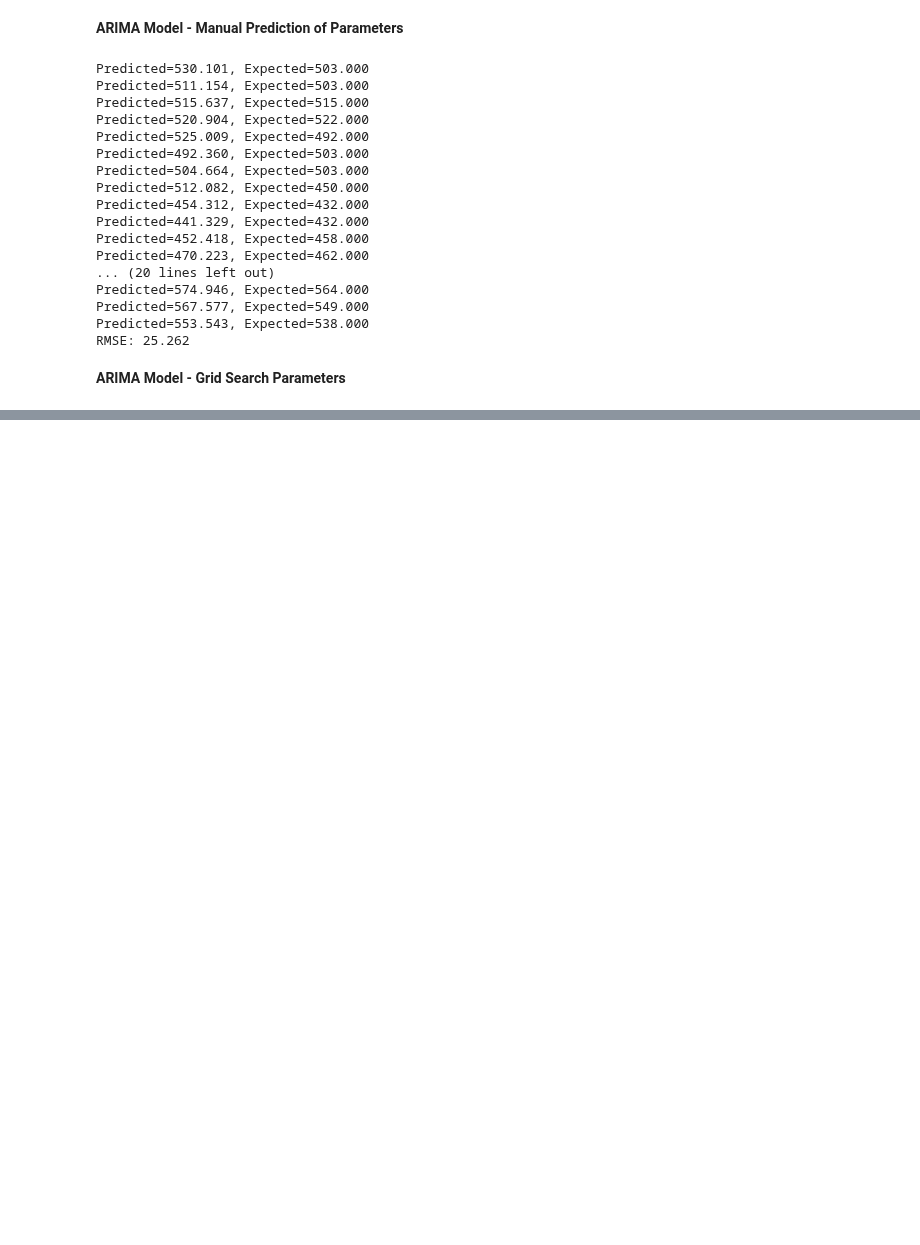
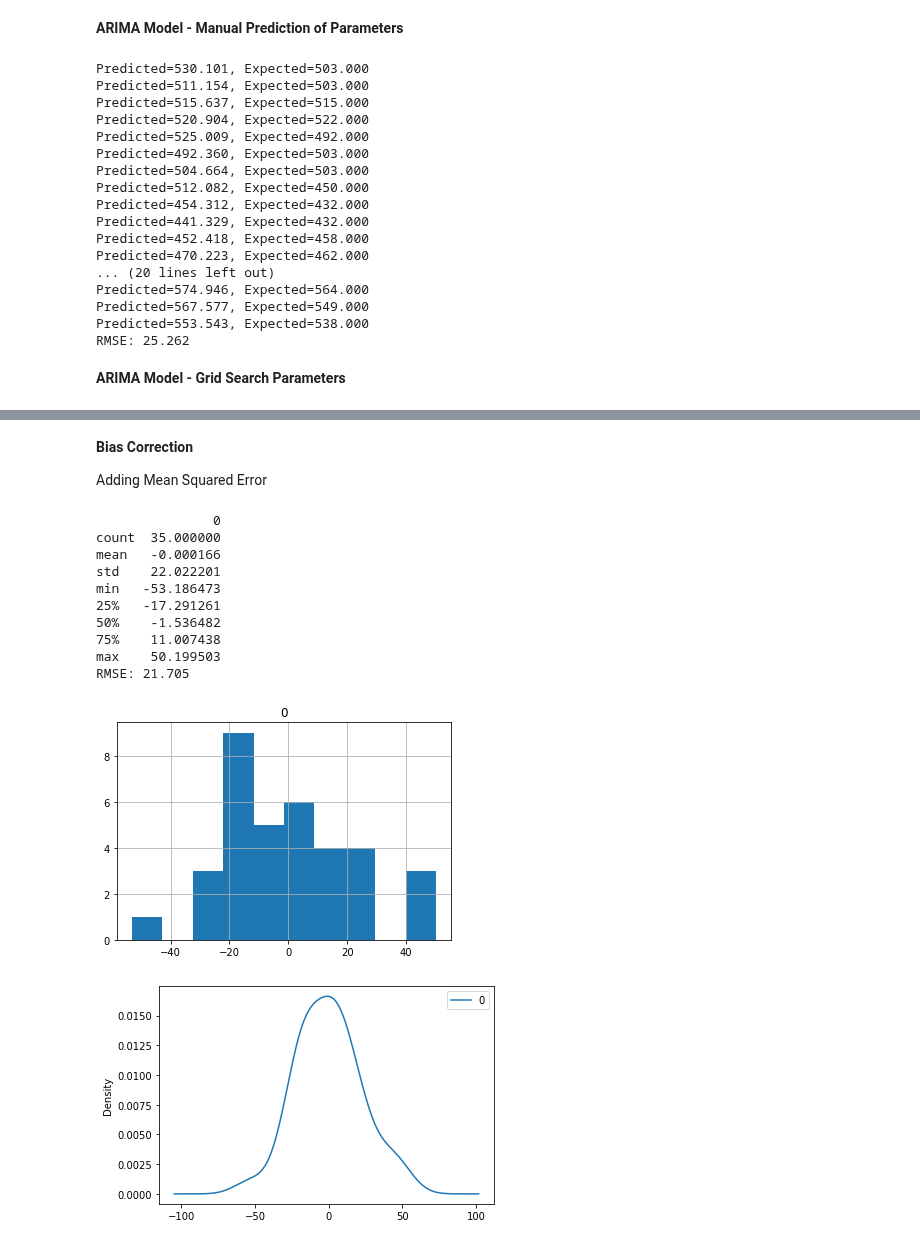
Before and after one commit to kenneth-craig/academyPub, a Jupyter notebook: ARIMA-annual-water-usage.ipynb, the cells around one changed output, grey strips where cells are left out. Saved outputs shown, nothing was run; the diff lists cells and outputs as text; code cells hidden in the pictures; blank space fills up the shorter version.

```diff
--- a/ARIMA-annual-water-usage.ipynb
+++ b/ARIMA-annual-water-usage.ipynb
@@ -428,0 +499,64 @@ train len= 34, train_size=34
+# %% [markdown]
+**Bias Correction**
+
+Adding Mean Squared Error
+# %%
+# example of bias correction
+import pandas as pd
+from statsmodels.tsa.arima.model import ARIMA
+from sklearn.metrics import mean_squared_error
+import math as ml
+from matplotlib import pyplot
+
+# load data
+series = pd.read_csv('dev_water.csv', header=0, index_col=0, parse_dates=True, squeeze=True)
+# prepare data
+X = series.values.astype('float32')
+train_size = int(len(X) * 0.5)
+train, test = X[0:train_size], X[train_size:]
+# walk-forward validation
+history = [x for x in train]
+# make predictions
+predictions = list()
+# bias could be obtained programmatically from above extracting residuals.mean i.e. auto-correcting
+bias = 1.081624
+residuals = list()
+for i in range(len(test)):
+  model = ARIMA(history, order=(2,1,0))
+  model_fit = model.fit()
+  yhat = bias + model_fit.forecast()[0]
+  predictions.append(yhat)
+  history.append(test[i])
+  residual = test[i] - predictions[i]
+  residuals.append(residual)
+residuals = pd.DataFrame(residuals)
+print(residuals.describe())
+# report performance
+rmse = ml.sqrt(mean_squared_error(test, predictions))
+print('RMSE: %.3f' % rmse)
+# plot residual errors
+residuals.hist()
+pyplot.show()
+residuals.plot(kind='kde')
+pyplot.show()
+
+# Observations
+# Performance of predictions improved very slightly from 21.733 to 21.706
+# Mean of the forecast residual error is close to zero
+# Density plots of residual error do show a very small shift towards zero
+
+# Conclusion
+# Debatable whether this bias correction is worth it
+# %% [output]
+               0
+count  35.000000
+mean   -0.000166
+std    22.022201
+min   -53.186473
+25%   -17.291261
+50%    -1.536482
+75%    11.007438
+max    50.199503
+RMSE: 21.705
+[figure, added]
+[figure, added]
```
Also changed, not shown: parts of 15 cells of this notebook.
